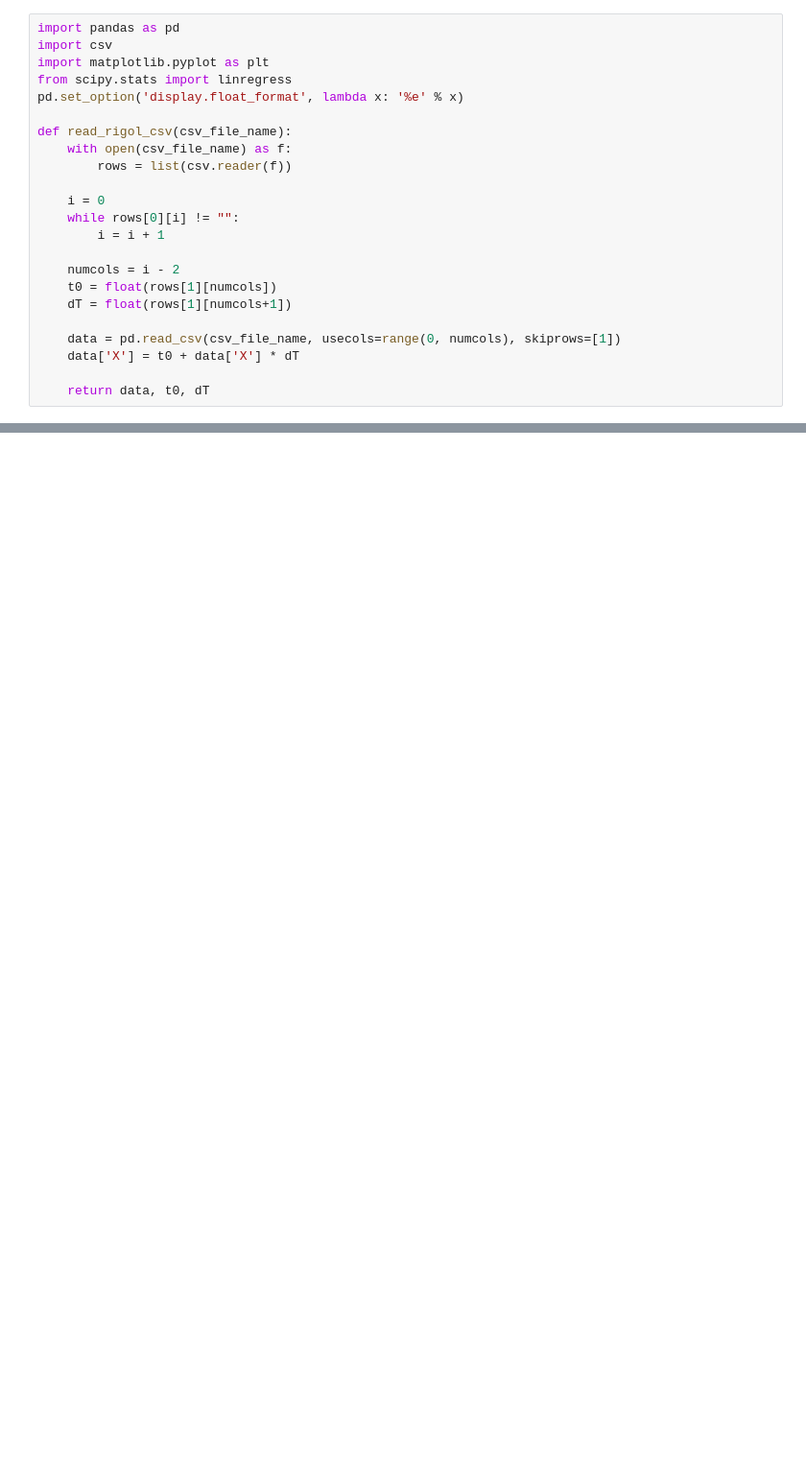
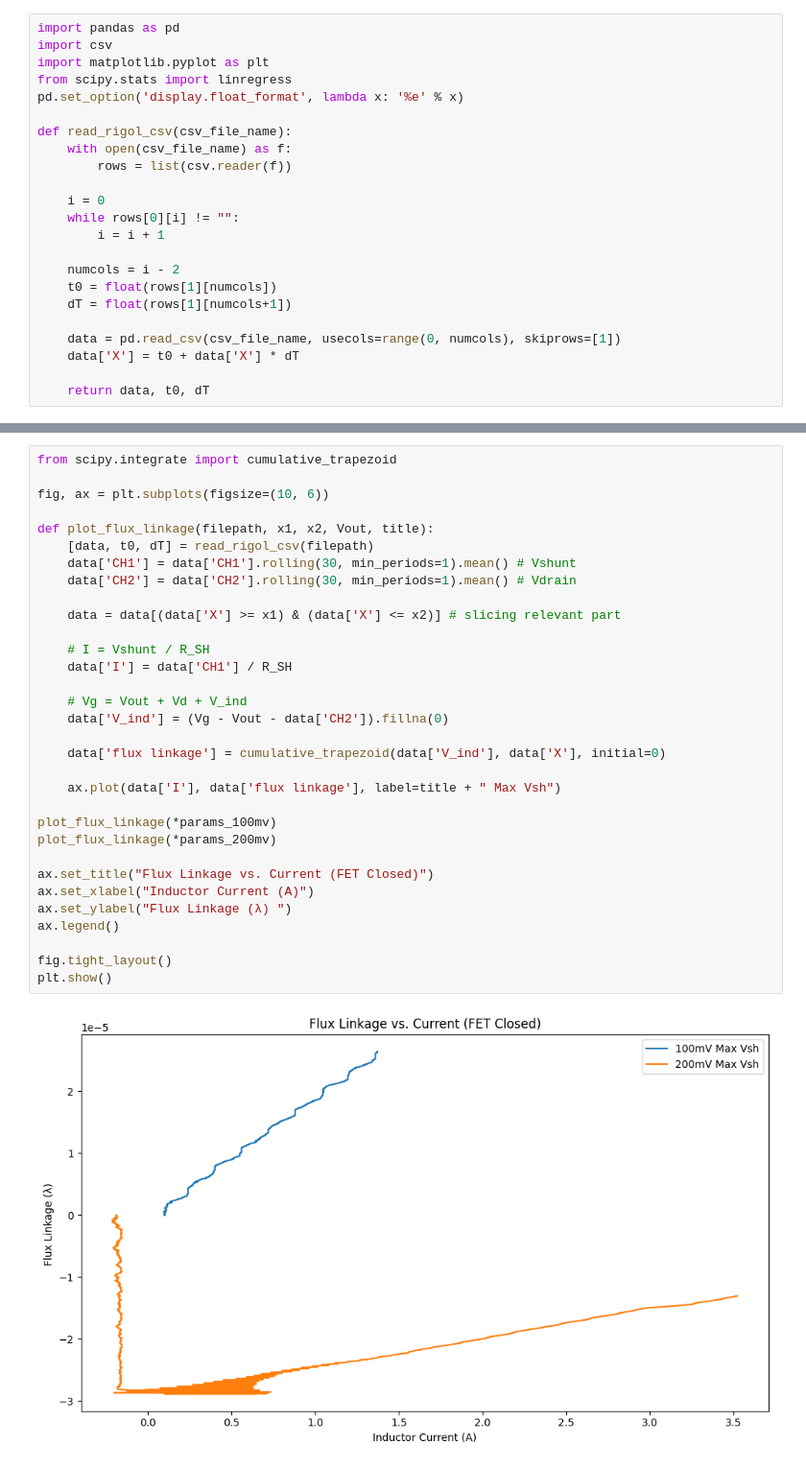
Before and after one commit to amandalchang/power-e, a Jupyter notebook: lab4/lab4.ipynb, the cells around one changed output, grey strips where cells are left out. Shown at 96% size. Drawn from its saved outputs; the diff is of its cells as text; blank space fills up the shorter version.

```diff
--- a/lab4/lab4.ipynb
+++ b/lab4/lab4.ipynb
@@ -251,0 +293,34 @@ for awg, area in awg_to_wire_area.items():
+# %%
+from scipy.integrate import cumulative_trapezoid
+
+fig, ax = plt.subplots(figsize=(10, 6))
+
+def plot_flux_linkage(filepath, x1, x2, Vout, title):
+    [data, t0, dT] = read_rigol_csv(filepath)
+    data['CH1'] = data['CH1'].rolling(30, min_periods=1).mean() # Vshunt
+    data['CH2'] = data['CH2'].rolling(30, min_periods=1).mean() # Vdrain
+
+    data = data[(data['X'] >= x1) & (data['X'] <= x2)] # slicing relevant part
+
+    # I = Vshunt / R_SH
+    data['I'] = data['CH1'] / R_SH
+
+    # Vg = Vout + Vd + V_ind
+    data['V_ind'] = (Vg - Vout - data['CH2']).fillna(0)
+
+    data['flux linkage'] = cumulative_trapezoid(data['V_ind'], data['X'], initial=0)
+
+    ax.plot(data['I'], data['flux linkage'], label=title + " Max Vsh")
+
+plot_flux_linkage(*params_100mv)
+plot_flux_linkage(*params_200mv)
+
+ax.set_title("Flux Linkage vs. Current (FET Closed)")
+ax.set_xlabel("Inductor Current (A)")
+ax.set_ylabel("Flux Linkage (λ) ")
+ax.legend()
+
+fig.tight_layout()
+plt.show()
+# %% [output]
+[figure, added]
```
Also changed, not shown: parts of 19 cells of this notebook, 1 other file.
